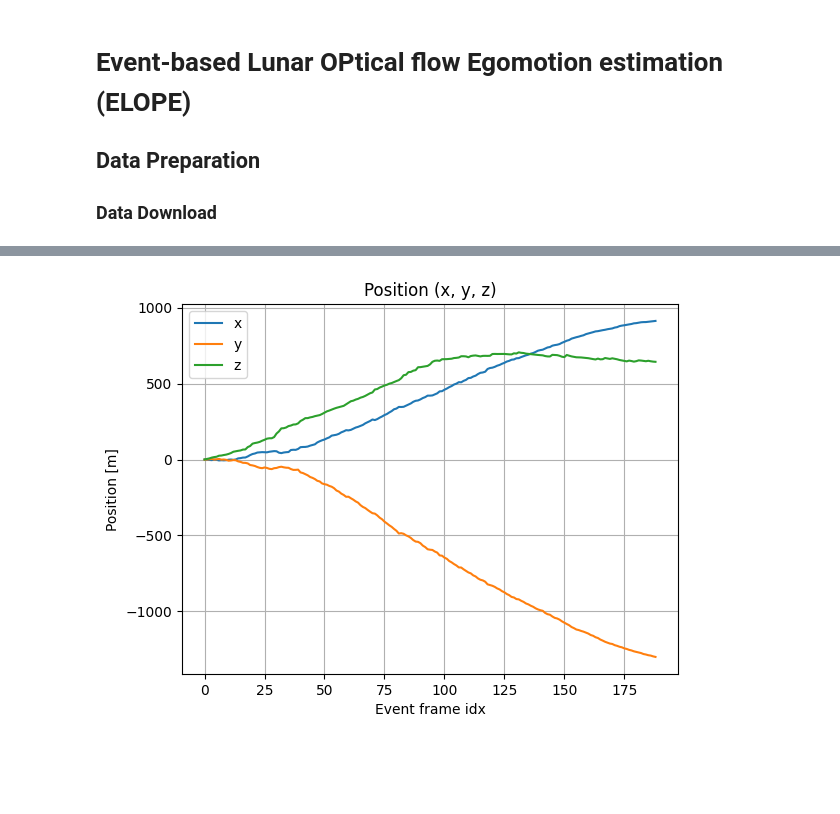
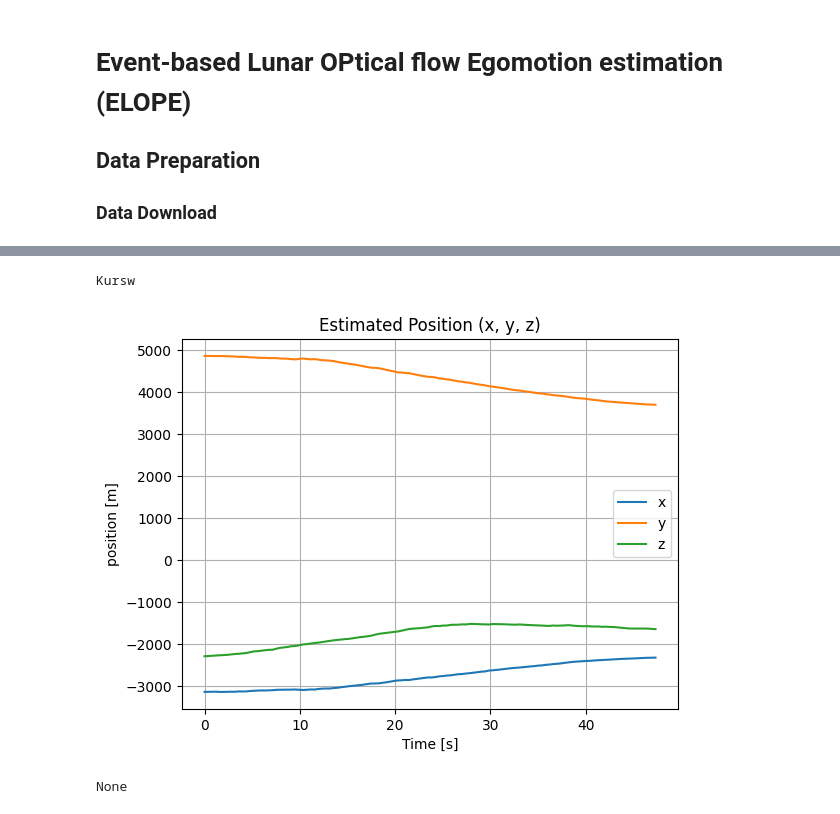
Before and after one commit to jrosa02/ZAW-Projekt, a Jupyter notebook: main.ipynb, the cells around one changed output, grey strips where cells are left out. Saved outputs shown, nothing was run; the diff lists cells and outputs as text; code cells hidden in the pictures; blank space fills up the shorter version.

Commit message:
cost

```diff
--- a/main.ipynb
+++ b/main.ipynb
@@ -73,7 +77,11 @@ Displayed 11 event frames.
 # %%
 from trajEstimaton import TrajEstimator
 
-estimator = TrajEstimator("data/train/0003.npz")
-estimator.process_event_frames(tau=0.25)
+estimator = TrajEstimator("data/train/0003.npz", fx=300)
+cost = estimator.process_event_frames(tau=0.25)
+estimator.plot_estimated_trajectory()
+print(cost)  # Albo tak: print(estimator.pos_cost), albo print(estimator.pos_cost_fun())
 # %% [output]
+Kursw
-[figure, old version]
+[figure, new version]
+None
```
Also changed, not shown: parts of 3 cells of this notebook, 3 other files.
